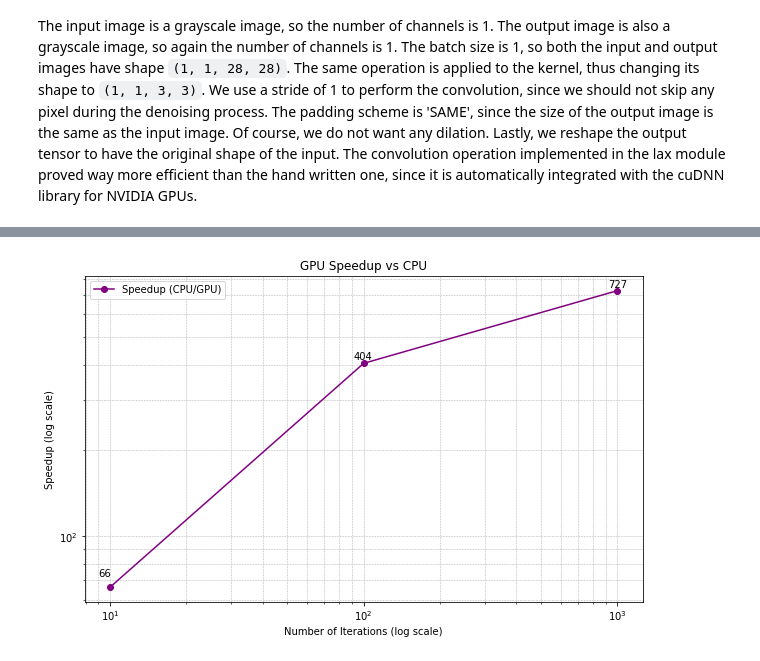
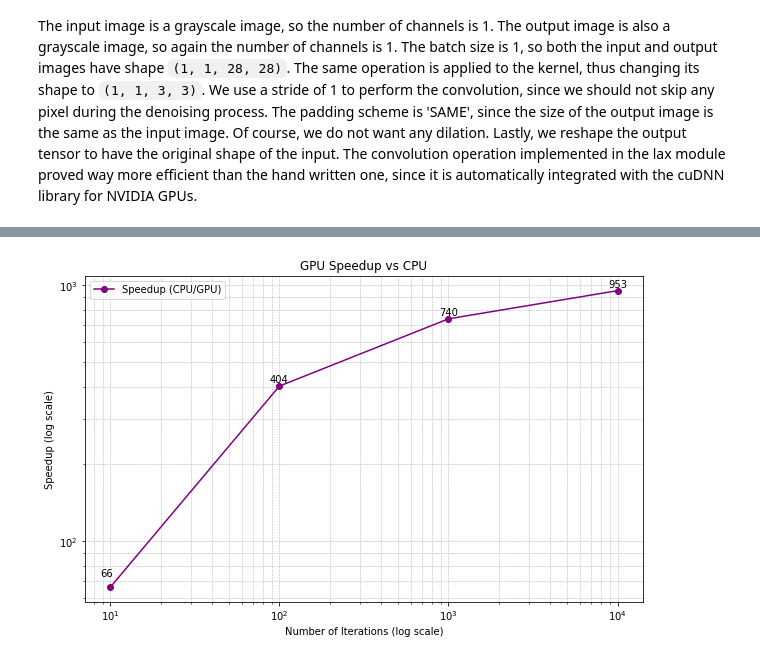
Before and after one commit to giorgiodaneri/ML_task3, a Jupyter notebook: results.ipynb, the cells around one changed output, grey strips where cells are left out. Drawn from its saved outputs; the diff is of its cells as text; code cells hidden in the pictures.

```diff
--- a/results.ipynb
+++ b/results.ipynb
@@ -34,17 +38,24 @@ gpu_std_100 = np.std(gpu_times_100)
 
 # same for 1000 iterations
 gpu_times_1000 = np.loadtxt("results/gpu_time_1000.txt")
-cpu_avg_1000 = 5200
+cpu_avg_1000 = np.loadtxt("results/cpu_time_1000.txt")
 cpu_std_1000 = 0
 gpu_avg_1000 = np.mean(gpu_times_1000)
 gpu_std_1000 = np.std(gpu_times_1000)
 
+# same for 10000 iterations
+gpu_times_10000 = np.loadtxt("results/gpu_time_10000.txt")
+cpu_avg_10000 = 52000
+cpu_std_10000 = 0
+gpu_avg_10000 = np.mean(gpu_times_10000)
+gpu_std_10000 = np.std(gpu_times_10000)
+
 # prepare data for plotting
-iterations = np.array([10, 100, 1000])
-cpu_avg = np.array([cpu_avg_10, cpu_avg_100, cpu_avg_1000])
-cpu_std = np.array([cpu_std_10, cpu_std_100, cpu_std_1000])
-gpu_avg = np.array([gpu_avg_10, gpu_avg_100, gpu_avg_1000])
-gpu_std = np.array([gpu_std_10, gpu_std_100, gpu_std_1000])
+iterations = np.array([10, 100, 1000, 10000])
+cpu_avg = np.array([cpu_avg_10, cpu_avg_100, cpu_avg_1000, cpu_avg_10000])
+cpu_std = np.array([cpu_std_10, cpu_std_100, cpu_std_1000, cpu_std_10000])
+gpu_avg = np.array([gpu_avg_10, gpu_avg_100, gpu_avg_1000, gpu_avg_10000])
+gpu_std = np.array([gpu_std_10, gpu_std_100, gpu_std_1000, gpu_std_10000])
 
 plt.figure(figsize=(10, 6))
 plt.errorbar(iterations, cpu_avg, yerr=cpu_std, fmt='-o', label='CPU avg time', capsize=15, color='blue')
@@ -85,35 +96,46 @@ cpu_times_100 = np.loadtxt("results/cpu_time_100.txt")
 gpu_times_100 = np.loadtxt("results/gpu_time_100.txt")
 cpu_avg_100 = np.mean(cpu_times_100)
 cpu_std_100 = np.std(cpu_times_100)
 gpu_avg_100 = np.mean(gpu_times_100)
 gpu_std_100 = np.std(gpu_times_100)
 
 # For 1000 iterations
 gpu_times_1000 = np.loadtxt("results/gpu_time_1000.txt")
-cpu_avg_1000 = 5200
+cpu_avg_1000 = np.loadtxt("results/cpu_time_1000.txt")
 cpu_std_1000 = 0
 gpu_avg_1000 = np.mean(gpu_times_1000)
 gpu_std_1000 = np.std(gpu_times_1000)
-iterations = np.array([10, 100, 1000])
-cpu_avg = np.array([cpu_avg_10, cpu_avg_100, cpu_avg_1000])
-gpu_avg = np.array([gpu_avg_10, gpu_avg_100, gpu_avg_1000])
+
+# same for 10000 iterations
+gpu_times_10000 = np.loadtxt("results/gpu_time_10000.txt")
+cpu_avg_10000 = 52000
+cpu_std_10000 = 0
+gpu_avg_10000 = np.mean(gpu_times_10000)
+gpu_std_10000 = np.std(gpu_times_10000)
+
+# Prepare data for plotting
+iterations = np.array([10, 100, 1000, 10000])
+cpu_avg = np.array([cpu_avg_10, cpu_avg_100, cpu_avg_1000, cpu_avg_10000])
+cpu_std = np.array([cpu_std_10, cpu_std_100, cpu_std_1000, cpu_std_10000])
+gpu_avg = np.array([gpu_avg_10, gpu_avg_100, gpu_avg_1000, gpu_avg_10000])
+gpu_std = np.array([gpu_std_10, gpu_std_100, gpu_std_1000, gpu_std_10000])
 
 # compute speedup
 speedup = cpu_avg / gpu_avg
 plt.figure(figsize=(10, 6))
 plt.plot(iterations, speedup, '-o', label='Speedup (CPU/GPU)', color='purple')
 # annotate speedup values
 for i in range(len(iterations)):
     plt.text(iterations[i] - 0.5, speedup[i] + 5, f"{speedup[i]:.0f}", ha='center', va='bottom')
 
 # use logarithmic scales for better readability
 plt.xscale('log')
 plt.yscale('log')
 plt.title("GPU Speedup vs CPU")
 plt.xlabel("Number of Iterations (log scale)")
 plt.ylabel("Speedup (log scale)")
 plt.legend()
 plt.grid(True, which="both", linestyle="--", linewidth=0.5)
 plt.show()
 # %% [output]
-[figure, old version]
+[figure, new version]
```
Also changed, not shown: parts of 5 cells of this notebook, 2 other files.
